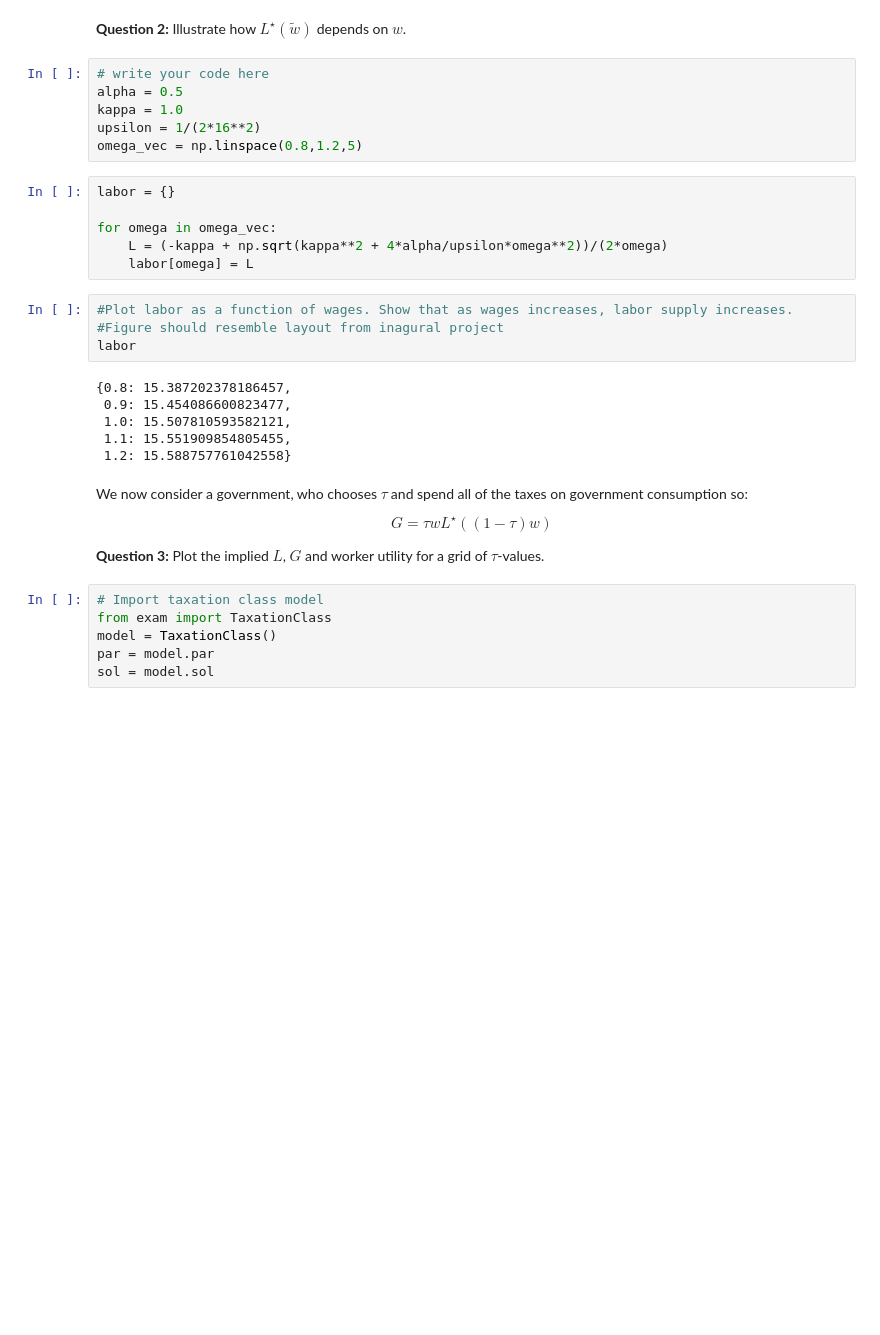
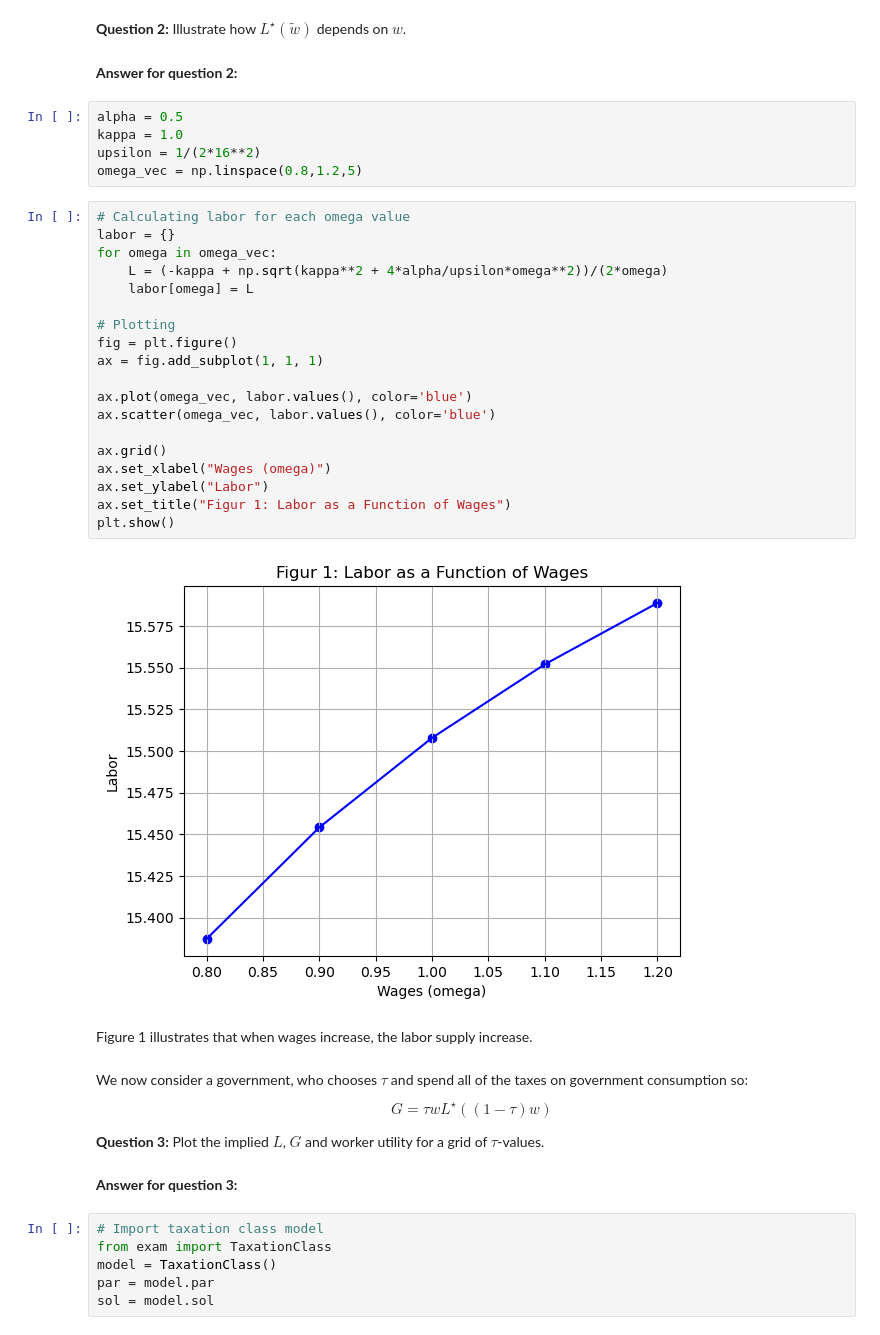
Before and after one commit to NumEconCopenhagen/projects-2023-aca, a Jupyter notebook: examproject/Exam-2023-notebook.ipynb.ipynb.ipynb, the cells around one changed output. Drawn from its saved outputs; the diff is of its cells as text; blank space fills up the shorter version.

```diff
--- a/examproject/Exam-2023-notebook.ipynb.ipynb.ipynb
+++ b/examproject/Exam-2023-notebook.ipynb.ipynb.ipynb
@@ -102,28 +102,36 @@ L(\overset{\sim}{\omega})=\frac{-\kappa+\sqrt{\kappa^{2}+4\cdot\frac{\alpha}{\up
 $$
 # %% [markdown]
 **Question 2:** Illustrate how $L^{\star}(\tilde{w})$ depends on $w$.
+# %% [markdown]
+**Answer for question 2:**
 # %%
-# write your code here
 alpha = 0.5
 kappa = 1.0
 upsilon = 1/(2*16**2)
 omega_vec = np.linspace(0.8,1.2,5)
-# %%
-labor = {}
-
-for omega in omega_vec:
-    L = (-kappa + np.sqrt(kappa**2 + 4*alpha/upsilon*omega**2))/(2*omega)
-    labor[omega] = L
-# %%
-#Plot labor as a function of wages. Show that as wages increases, labor supply increases.
-#Figure should resemble layout from inagural project
-labor
-# %% [output]
-{0.8: 15.387202378186457,
- 0.9: 15.454086600823477,
- 1.0: 15.507810593582121,
- 1.1: 15.551909854805455,
- 1.2: 15.588757761042558}
+# %%
+# Calculating labor for each omega value
+labor = {}
+for omega in omega_vec:
+    L = (-kappa + np.sqrt(kappa**2 + 4*alpha/upsilon*omega**2))/(2*omega)
+    labor[omega] = L
+
+# Plotting
+fig = plt.figure()
+ax = fig.add_subplot(1, 1, 1)
+
+ax.plot(omega_vec, labor.values(), color='blue')
+ax.scatter(omega_vec, labor.values(), color='blue')
+
+ax.grid()
+ax.set_xlabel("Wages (omega)")
+ax.set_ylabel("Labor")
+ax.set_title("Figur 1: Labor as a Function of Wages")
+plt.show()
+# %% [output]
+[figure, added]
+# %% [markdown]
+Figure 1 illustrates that when wages increase, the labor supply increase.
 # %% [markdown]
 
 We now consider a government, who chooses $\tau$ and spend all of the taxes on government consumption so:
@@ -133,6 +141,8 @@ G = \tau w L^{\star}((1-\tau)w)
 $$
 
 **Question 3:** Plot the implied $L$, $G$ and worker utility for a grid of $\tau$-values.
+# %% [markdown]
+**Answer for question 3:**
 # %%
 # Import taxation class model
 from exam import TaxationClass
```
Also changed, not shown: parts of 8 cells of this notebook.
